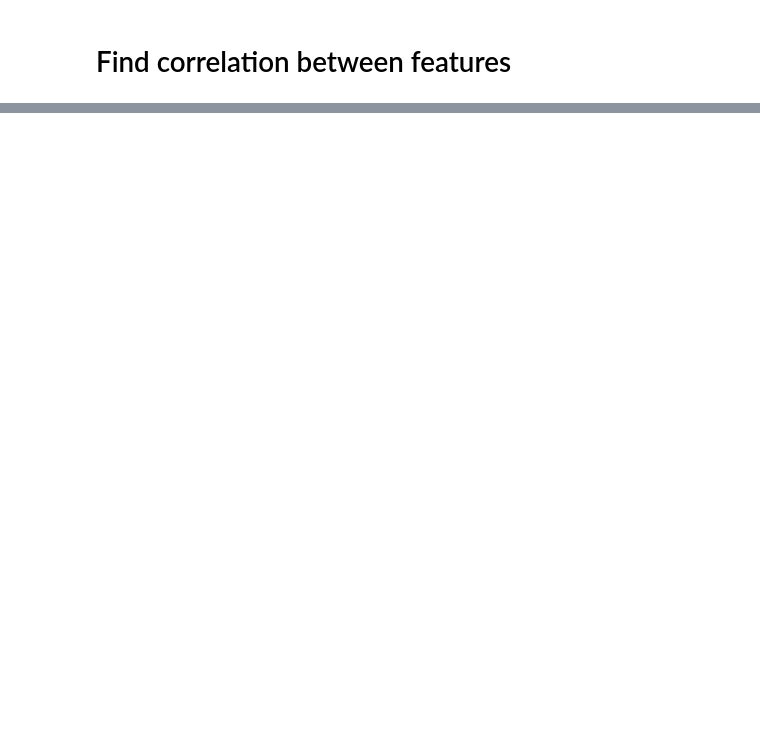
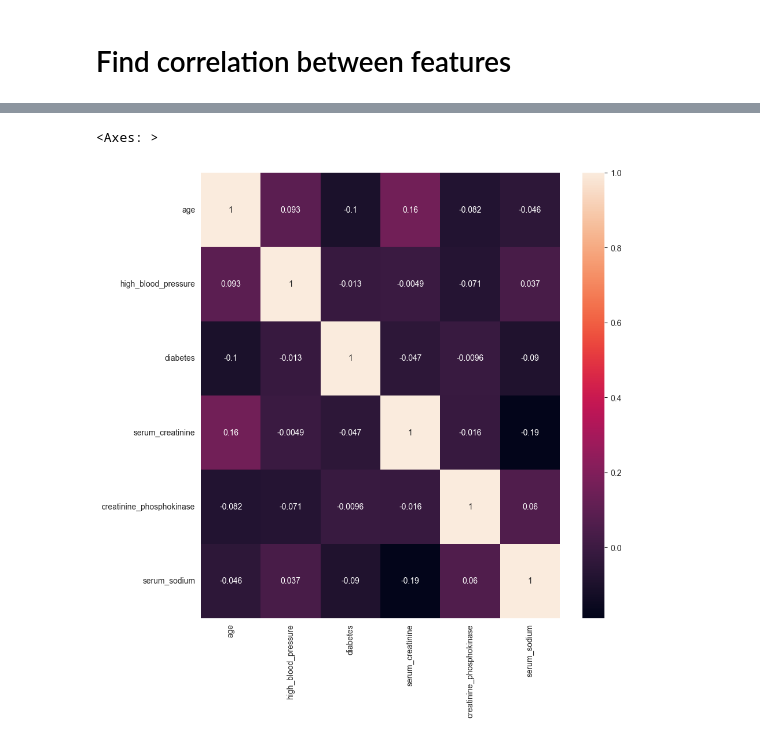
Before and after one commit to KrishnanditoLksn/MachineLearning_101, a Jupyter notebook: praktikkum/pertemuan4/heart_failure_eda.ipynb, the cells around one changed output, grey strips where cells are left out. Saved outputs shown, nothing was run; the diff lists cells and outputs as text; code cells hidden in the pictures; blank space fills up the shorter version.

```diff
--- a/praktikkum/pertemuan4/heart_failure_eda.ipynb
+++ b/praktikkum/pertemuan4/heart_failure_eda.ipynb
@@ -245,0 +263,3 @@ sns.heatmap(clean_heart_df.corr() , annot=True)
+# %%
+corr_df = clean_heart_df[['age','high_blood_pressure' ,'diabetes','serum_creatinine','creatinine_phosphokinase','serum_sodium']].copy()
+corr_df.corr()
@@ -246,2 +274,8 @@ sns.heatmap(clean_heart_df.corr() , annot=True)
+# %%
+plt.figure(figsize=(10,10))
+sns.heatmap(data=corr_df.corr(), annot=True)
+# %% [output]
+<Axes: >
+[figure, added]
 # %%
 plt.figure(figsize=(10, 10))
```
Also changed, not shown: parts of 14 cells of this notebook.
